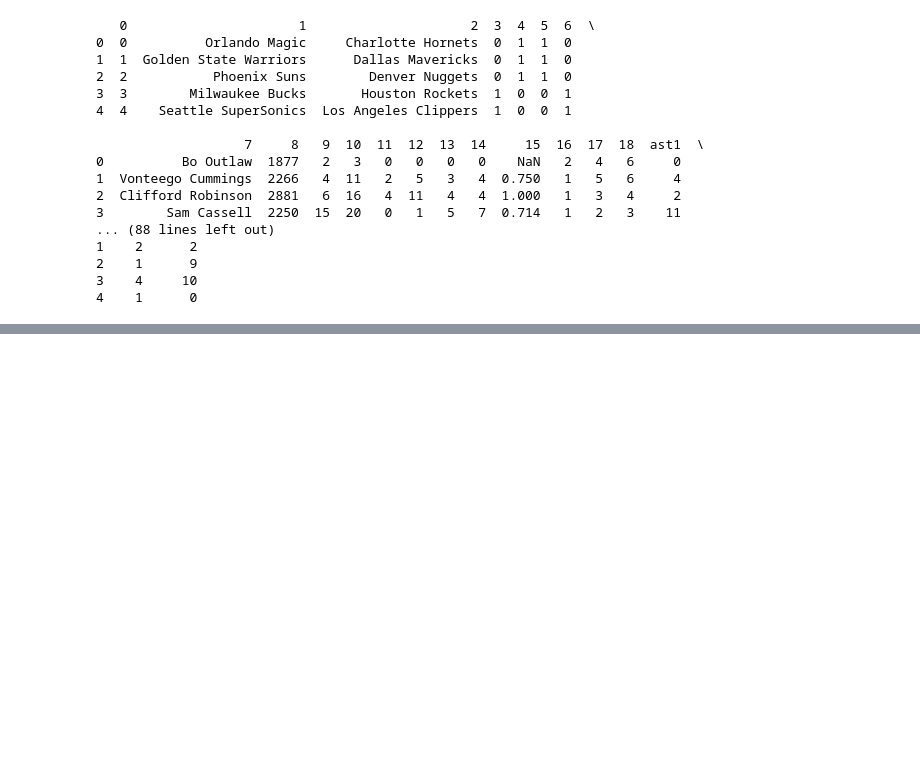
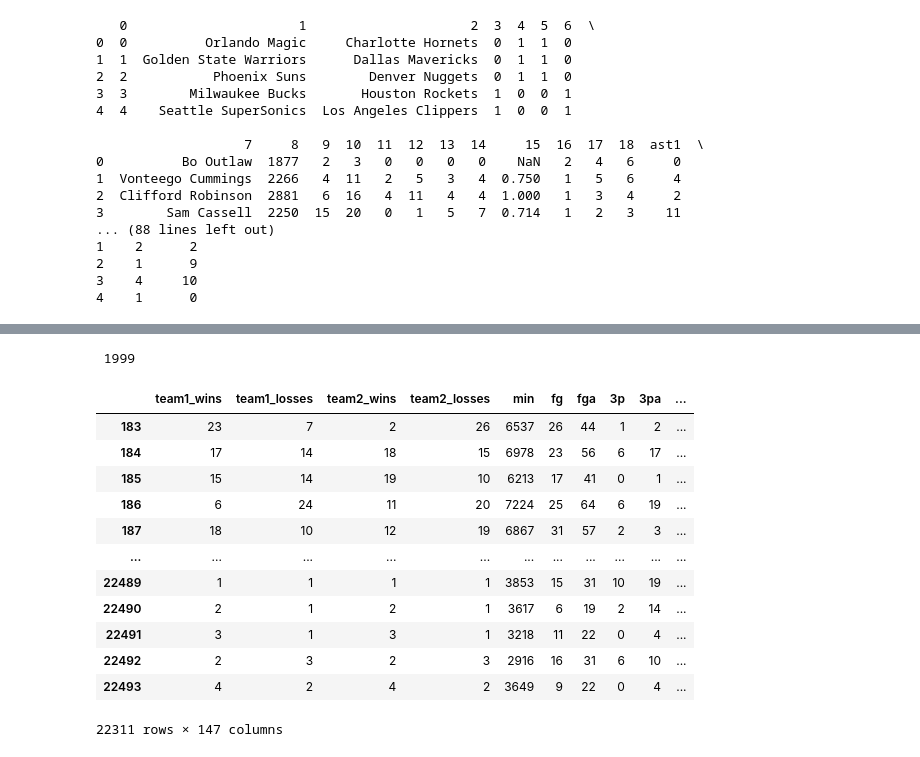
Before and after one commit to Silver-Scripters/scraper, a Jupyter notebook: ETL.ipynb, the cells around one changed output, grey strips where cells are left out. Drawn from its saved outputs; the diff is of its cells as text; code cells hidden in the pictures; blank space fills up the shorter version.

```diff
--- a/ETL.ipynb
+++ b/ETL.ipynb
@@ -365,0 +351,19 @@ print(games.head())
+# %%
+s = df['dates'][0]
+print(s)
+df.loc[(df['dates'] != df['dates'][0])]
+# %% [output]
+ 1999
+|  | team1_wins | team1_losses | team2_wins | team2_losses | min | fg | fga | 3p | 3pa | ... |
+| 183 | 23 | 7 | 2 | 26 | 6537 | 26 | 44 | 1 | 2 | ... |
+| 184 | 17 | 14 | 18 | 15 | 6978 | 23 | 56 | 6 | 17 | ... |
+| 185 | 15 | 14 | 19 | 10 | 6213 | 17 | 41 | 0 | 1 | ... |
+| 186 | 6 | 24 | 11 | 20 | 7224 | 25 | 64 | 6 | 19 | ... |
+| 187 | 18 | 10 | 12 | 19 | 6867 | 31 | 57 | 2 | 3 | ... |
+| ... | ... | ... | ... | ... | ... | ... | ... | ... | ... | ... |
+| 22489 | 1 | 1 | 1 | 1 | 3853 | 15 | 31 | 10 | 19 | ... |
+| 22490 | 2 | 1 | 2 | 1 | 3617 | 6 | 19 | 2 | 14 | ... |
+| 22491 | 3 | 1 | 3 | 1 | 3218 | 11 | 22 | 0 | 4 | ... |
+| 22492 | 2 | 3 | 2 | 3 | 2916 | 16 | 31 | 6 | 10 | ... |
+| 22493 | 4 | 2 | 4 | 2 | 3649 | 9 | 22 | 0 | 4 | ... |
+22311 rows × 147 columns
```
Also changed, not shown: parts of 1 cell of this notebook, 1 other file.
